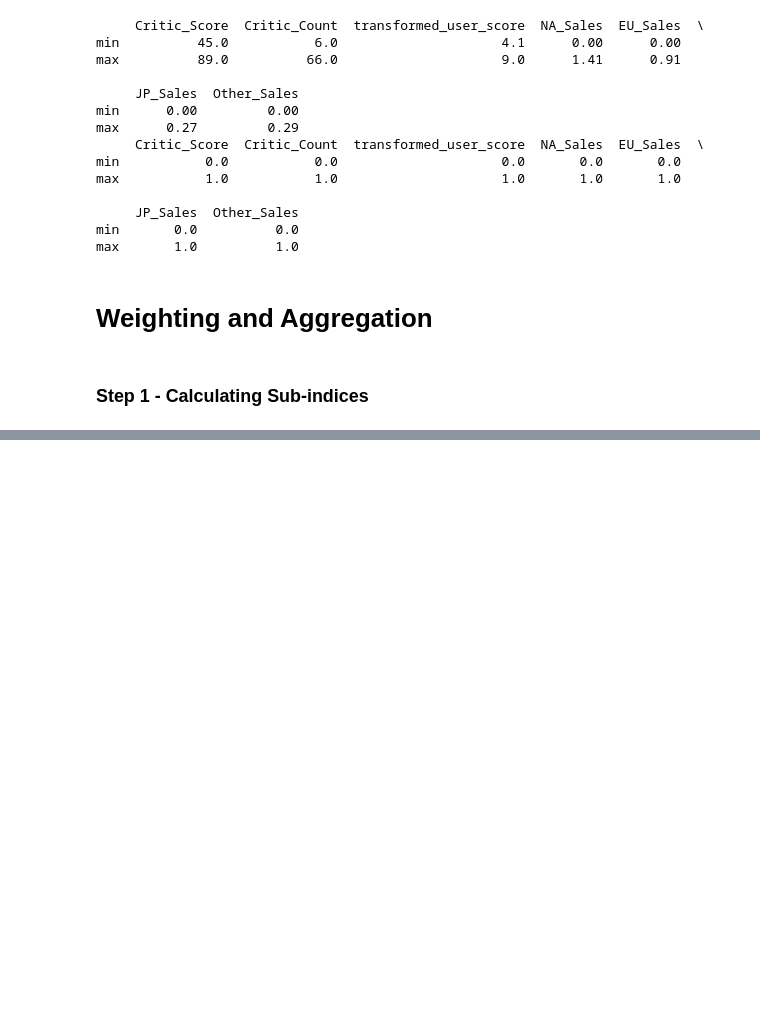
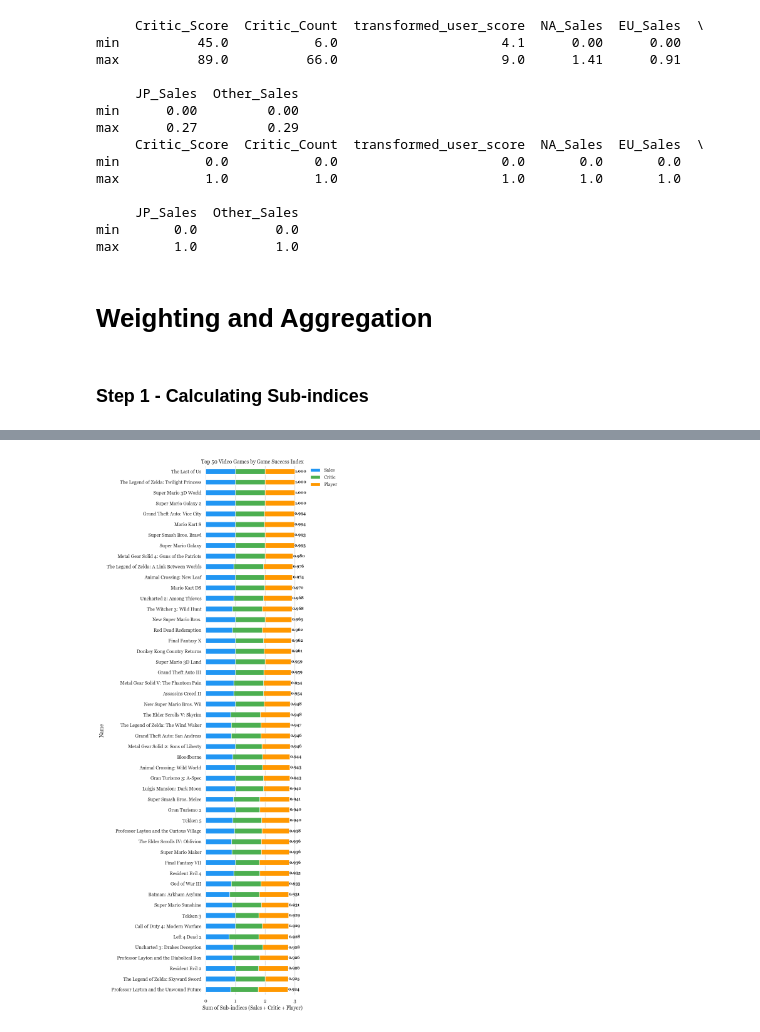
Before and after one commit to NoahKrobot/CA1_Video_Game_DAV, a Jupyter notebook: CA1.ipynb, the cells around one changed output, grey strips where cells are left out. Drawn from its saved outputs; the diff is of its cells as text; code cells hidden in the pictures; blank space fills up the shorter version.

Commit message:
Add top 50 visualisation
With the help of

```diff
--- a/CA1.ipynb
+++ b/CA1.ipynb
@@ -583,4 +577,10 @@ MergedData_Normalised['SubI_sales'] = MergedData_Normalised[sales_columns].mean(
 # %%
+sales_columns = ['NA_Sales', 'EU_Sales', 'JP_Sales', 'Other_Sales']
+
+MergedData_Normalised['Sales_SubIndex'] = MergedData_Normalised[sales_columns].mean(axis=1)
+
+# print(MergedData_Normalised['SSales_SubIndex'])
+
 # PCA1
 # Other_Sales               0.483031
 # EU_Sales                  0.476029
@@ -607,3 +607,5 @@ MergedData_Normalised['SubI_sales'] = MergedData_Normalised[sales_columns].mean(
 MergedData_Normalised['Critic_SubIndex'] = MergedData_Normalised['Critic_Score']*0.75 + MergedData_Normalised['Critic_Count']*0.25
 
 # print(MergedData_Normalised['Critic_SubIndex'])
+
+MergedData_Normalised['Player_SubIndex'] = MergedData_Normalised['transformed_user_score']
@@ -627,0 +614,8 @@ Name: Critic_SubIndex, dtype: float64
+# %%
+MergedData_Normalised['Game_Success_Index'] = (MergedData_Normalised['Sales_SubIndex'] + MergedData_Normalised['Critic_SubIndex'] + MergedData_Normalised['Player_SubIndex']) / 3
+
+MergedData_Normalised = MergedData_Normalised.sort_values(["Game_Success_Index"], ascending=False)
+
+MergedData_Normalised.to_csv('Completed_CA1_data.csv', index=False)
+
+print(MergedData_Normalised['Game_Success_Index'])
@@ -627,0 +635,56 @@ Name: Critic_SubIndex, dtype: float64
+# %%
+# Displaying the top 50 games based on the Game Success Index
+# the code was taken from Claude, by asking it:
+
+# I have the next Game_Success_Index, how do i visually display it, so it shows the top 50 games, and for each game it shows the contribution of sales, critic and player scores to the Game Success Index?
+# The graph should follow Tufte's Graphical Principles, and should also have the name of each game, the platform in the backets, then the chars with horizontal bars. each bar should have it's subindex coloured differently, and at the very end there should be the score (sidenote: the scores are 0-1).  Give me python code.
+# Here's the column:
+# MergedData_Normalised['Game_Success_Index'] = (MergedData_Normalised['Sales_SubIndex'] + MergedData_Normalised['Critic_SubIndex'] + MergedData_Normalised['Player_SubIndex']) / 3
+
+
+
+
+top50 = (MergedData_Normalised[['Name', 'Platform', 'Game_Success_Index', 'Sales_SubIndex', 'Critic_SubIndex', 'Player_SubIndex' ]]
+         .sort_values('Game_Success_Index', ascending=False)
+         .drop_duplicates('Name')
+         .head(50)
+         .set_index('Name'))
+
+fig, ax = plt.subplots(figsize=(10, 18))
+
+top50[['Sales_SubIndex', 'Critic_SubIndex', 'Player_SubIndex']].plot(
+    kind='barh',
+    stacked=True,
+    ax=ax,
+    color=['#2196F3', '#4CAF50', '#FF9800']
+)
+
+ax.set_xlabel('Sum of Sub-indices (Sales + Critic + Player)')
+ax.set_title('Top 50 Video Games by Game Success Index')
+ax.legend(
+    ['Sales', 'Critic', 'Player'],
+    loc='upper left',
+    bbox_to_anchor=(1.10, 1),
+    borderaxespad=0,
+    frameon=False
+)
+
+
+
+ax.invert_yaxis()
+
+for i, (idx, row) in enumerate(top50.iterrows()):
+    bar_end = row['Sales_SubIndex'] + row['Critic_SubIndex'] + row['Player_SubIndex']
+    ax.text(
+        bar_end + 0.005,
+        i,
+        f"{row['Game_Success_Index']:.3f}",
+        va='center',
+        fontsize=9,
+        fontweight='bold'
+    )
+
+plt.tight_layout(rect=[0, 0, 0.85, 1])
+plt.show()
+# %% [output]
+[figure, added]
```
Also changed, not shown: parts of 8 cells of this notebook.
